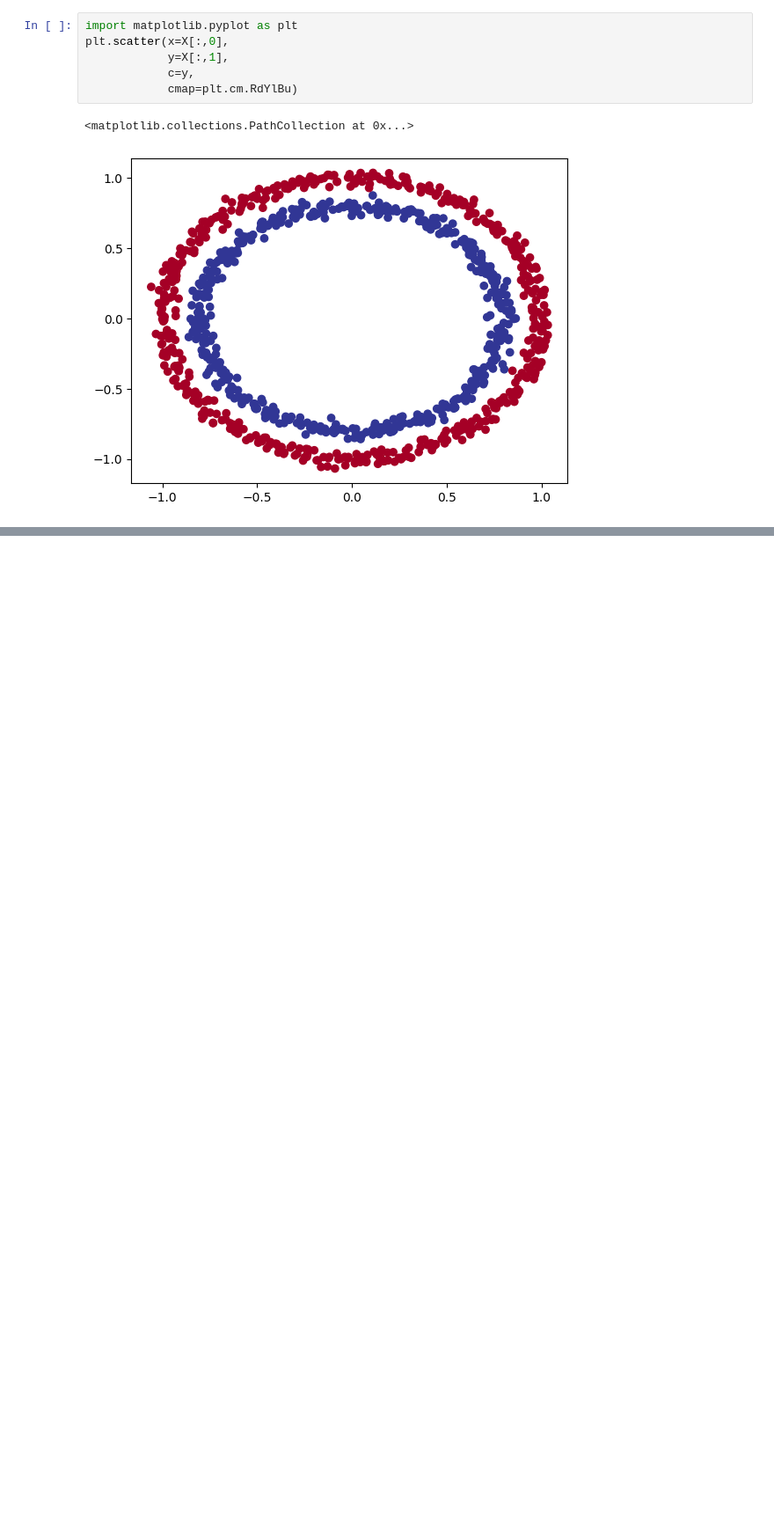
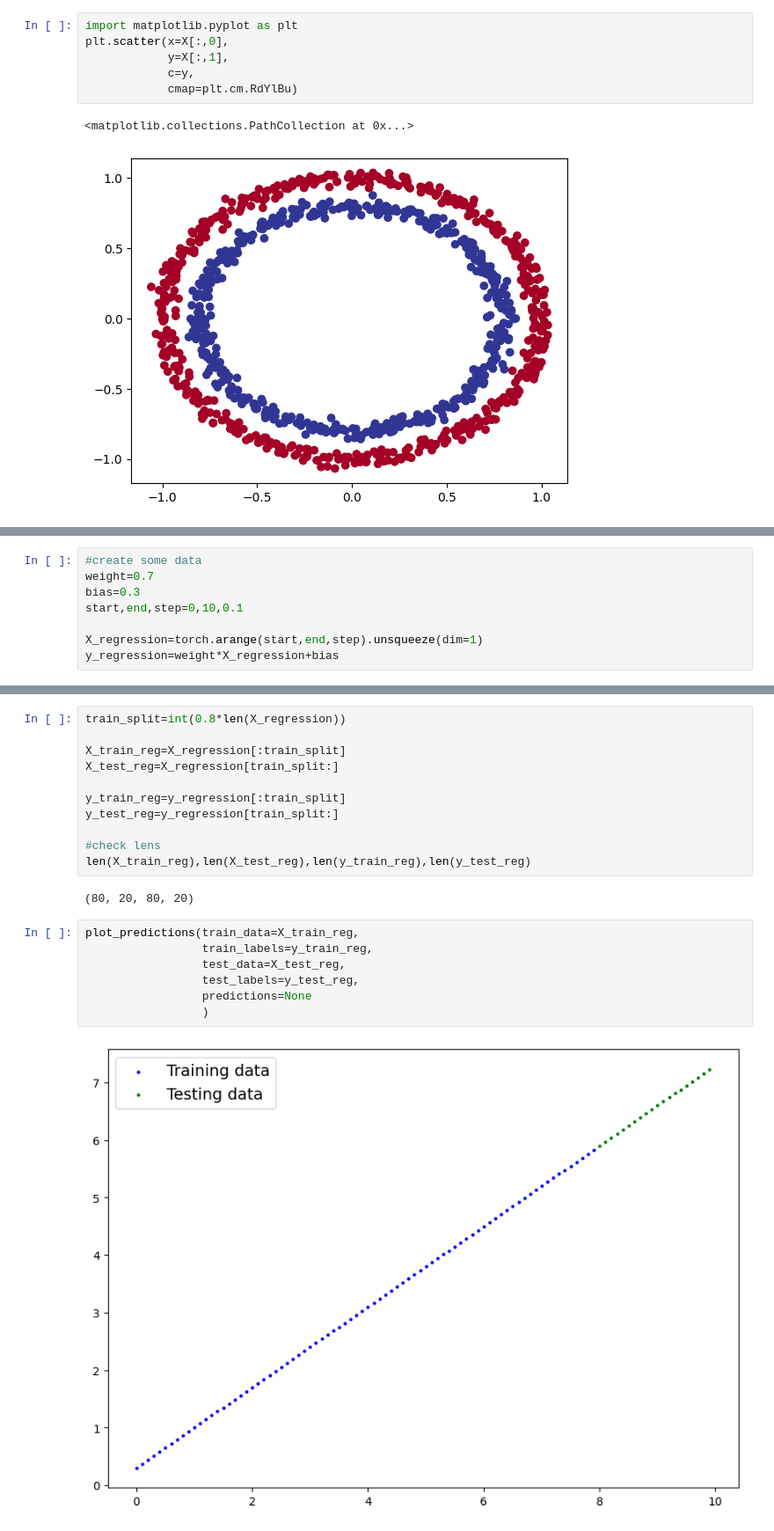
Before and after one commit to therealshai/Pytorch-notebooks, a Jupyter notebook: 02_pytorch_nn_classification.ipynb, the cells around one changed output, grey strips where cells are left out. Shown: that part at 88% size. Cells and saved outputs as stored; diff of their text form; blank space fills up the shorter version.

```diff
--- a/02_pytorch_nn_classification.ipynb
+++ b/02_pytorch_nn_classification.ipynb
@@ -106,0 +574,8 @@ plt.scatter(x=X[:,0],
+# %%
+#create some data
+weight=0.7
+bias=0.3
+start,end,step=0,10,0.1
+
+X_regression=torch.arange(start,end,step).unsqueeze(dim=1)
+y_regression=weight*X_regression+bias
@@ -106,0 +598,22 @@ plt.scatter(x=X[:,0],
+# %%
+train_split=int(0.8*len(X_regression))
+
+X_train_reg=X_regression[:train_split]
+X_test_reg=X_regression[train_split:]
+
+y_train_reg=y_regression[:train_split]
+y_test_reg=y_regression[train_split:]
+
+#check lens
+len(X_train_reg),len(X_test_reg),len(y_train_reg),len(y_test_reg)
+# %% [output]
+(80, 20, 80, 20)
+# %%
+plot_predictions(train_data=X_train_reg,
+                 train_labels=y_train_reg,
+                 test_data=X_test_reg,
+                 test_labels=y_test_reg,
+                 predictions=None
+                 )
+# %% [output]
+[figure, added]
```
Also changed, not shown: parts of 60 cells of this notebook.
